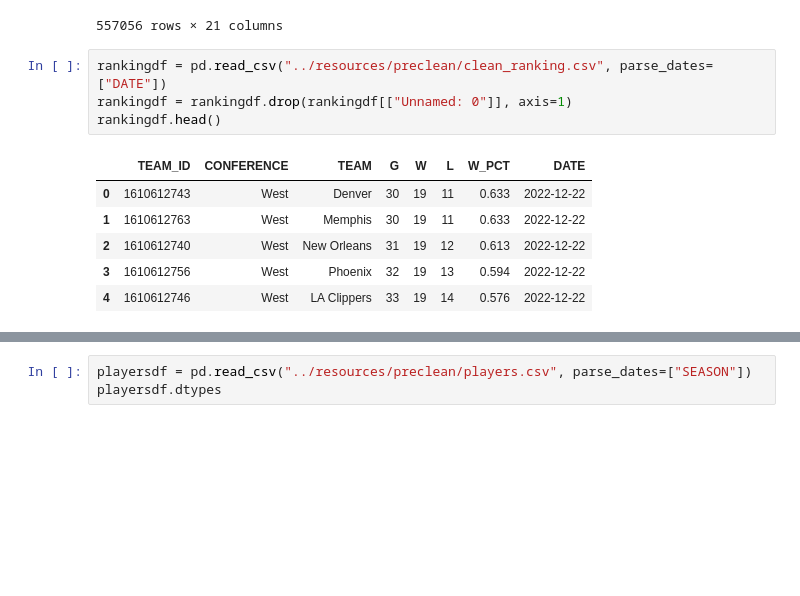
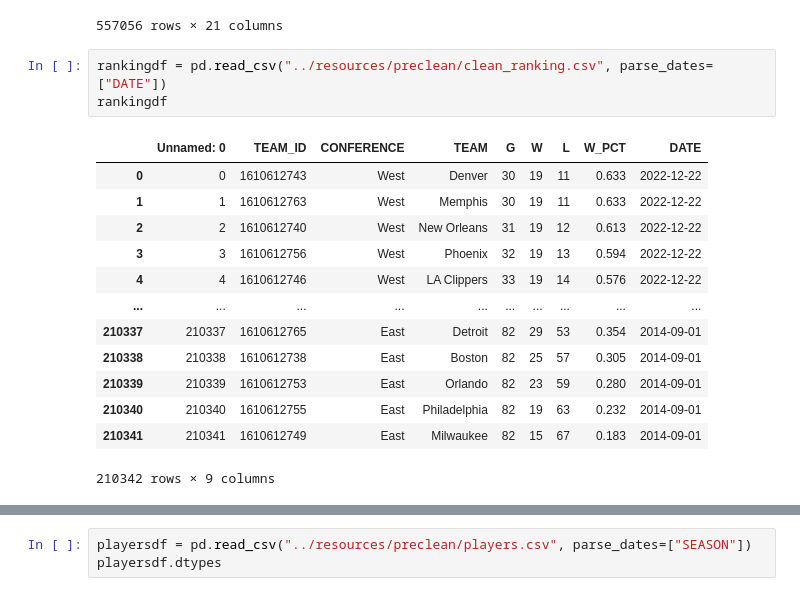
Before and after one commit to mrneuenschwander/Bootcamp-Final-Project, a Jupyter notebook: jupyter/emprrs_washboard.ipynb, the cells around one changed output, grey strips where cells are left out. Cells and saved outputs as stored; diff of their text form; blank space fills up the shorter version.

```diff
--- a/jupyter/emprrs_washboard.ipynb
+++ b/jupyter/emprrs_washboard.ipynb
@@ -100,12 +100,18 @@ detailsdf
 557056 rows × 21 columns
 # %%
 rankingdf = pd.read_csv("../resources/preclean/clean_ranking.csv", parse_dates=["DATE"])
-rankingdf = rankingdf.drop(rankingdf[["Unnamed: 0"]], axis=1)
-rankingdf.head()
+rankingdf
 # %% [output]
-|  | TEAM_ID | CONFERENCE | TEAM | G | W | L | W_PCT | DATE |
-| 0 | 1610612743 | West | Denver | 30 | 19 | 11 | 0.633 | 2022-12-22 |
-| 1 | 1610612763 | West | Memphis | 30 | 19 | 11 | 0.633 | 2022-12-22 |
-| 2 | 1610612740 | West | New Orleans | 31 | 19 | 12 | 0.613 | 2022-12-22 |
-| 3 | 1610612756 | West | Phoenix | 32 | 19 | 13 | 0.594 | 2022-12-22 |
-| 4 | 1610612746 | West | LA Clippers | 33 | 19 | 14 | 0.576 | 2022-12-22 |
+|  | Unnamed: 0 | TEAM_ID | CONFERENCE | TEAM | G | W | L | W_PCT | DATE |
+| 0 | 0 | 1610612743 | West | Denver | 30 | 19 | 11 | 0.633 | 2022-12-22 |
+| 1 | 1 | 1610612763 | West | Memphis | 30 | 19 | 11 | 0.633 | 2022-12-22 |
+| 2 | 2 | 1610612740 | West | New Orleans | 31 | 19 | 12 | 0.613 | 2022-12-22 |
+| 3 | 3 | 1610612756 | West | Phoenix | 32 | 19 | 13 | 0.594 | 2022-12-22 |
+| 4 | 4 | 1610612746 | West | LA Clippers | 33 | 19 | 14 | 0.576 | 2022-12-22 |
+| ... | ... | ... | ... | ... | ... | ... | ... | ... | ... |
+| 210337 | 210337 | 1610612765 | East | Detroit | 82 | 29 | 53 | 0.354 | 2014-09-01 |
+| 210338 | 210338 | 1610612738 | East | Boston | 82 | 25 | 57 | 0.305 | 2014-09-01 |
+| 210339 | 210339 | 1610612753 | East | Orlando | 82 | 23 | 59 | 0.280 | 2014-09-01 |
+| 210340 | 210340 | 1610612755 | East | Philadelphia | 82 | 19 | 63 | 0.232 | 2014-09-01 |
+| 210341 | 210341 | 1610612749 | East | Milwaukee | 82 | 15 | 67 | 0.183 | 2014-09-01 |
+210342 rows × 9 columns
```
Also changed, not shown: parts of 3 cells of this notebook, 1 other file.
